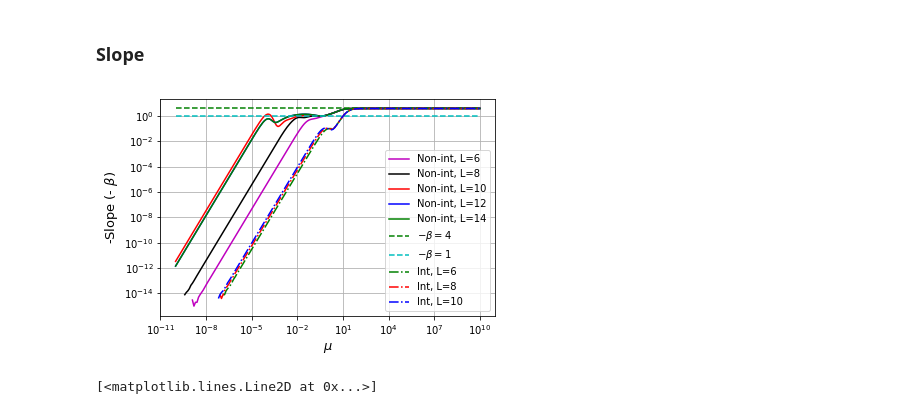
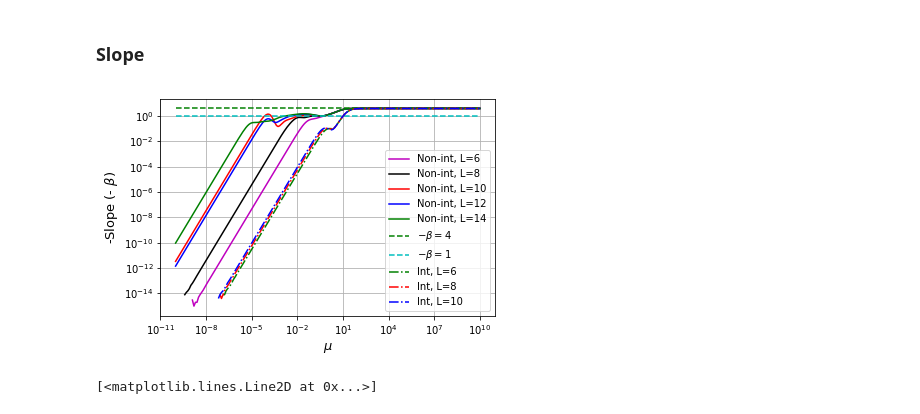
Before and after one commit to alexandreday/counterdiabatic-driving, a Jupyter notebook: zero_denom/jupyter_codes/v2_mu_scaling.ipynb, the cells around one changed output. Saved outputs shown, nothing was run; the diff lists cells and outputs as text; code cells hidden in the pictures.

Commit message:
fixed a figure

```diff
--- a/zero_denom/jupyter_codes/v2_mu_scaling.ipynb
+++ b/zero_denom/jupyter_codes/v2_mu_scaling.ipynb
@@ -593,21 +593,21 @@ x10,y10=np.loadtxt("v2.0_L14_int_mu_scaling.dat",unpack=True,skiprows=3)
 # %%
 plt.loglog(x1,-1*(log_deriv(y1/2**6,x1)), 'm-', label='Non-int, L=6')
 plt.loglog(x3,-1*(log_deriv(y3/2**8,x3)),'k-', label='Non-int, L=8')
 plt.loglog(x5,-1*(log_deriv(y5/2**10,x5)), 'r-', label='Non-int, L=10')
 plt.loglog(x7,-1*(log_deriv(y7/2**12,x7)), 'b-', label='Non-int, L=12')
-plt.loglog(x9,-1*(log_deriv(y7/2**14,x9)), 'g-', label='Non-int, L=14')
+plt.loglog(x9,-1*(log_deriv(y9/2**14,x9)), 'g-', label='Non-int, L=14')
 plt.loglog(x5,4*np.ones(len(x5)), 'g--', label=r'$-\beta=4$')
 plt.loglog(x5,np.ones(len(x5)), 'c--', label=r'$-\beta=1$')
 plt.loglog(x2,-1*(log_deriv(y2/2**6,x2)), 'g-.', label='Int, L=6')
 plt.loglog(x4,-1*(log_deriv(y4/2**8,x4)),'r-.', label='Int, L=8')
 plt.loglog(x6,-1*(log_deriv(y6/2**10,x6)), 'b-.', label='Int, L=10')
 plt.ylabel(r"-Slope (- $\beta$)", fontsize=13)
 plt.xlabel(r"$\mu$", fontsize=13)
 plt.legend(loc='best')
 plt.savefig("v2_slope.eps")
 plt.grid()
 # %% [output]
-[figure, old version]
+[figure, new version]
 # %%
 plt.loglog(x2,-1*(log_deriv(y2/2**6,x2)), 'g-.', label='Int, L=6')
 plt.loglog(x4,-1*(log_deriv(y4/2**8,x4)),'r-.', label='Int, L=8')
```
Also changed, not shown: 8 other files.
